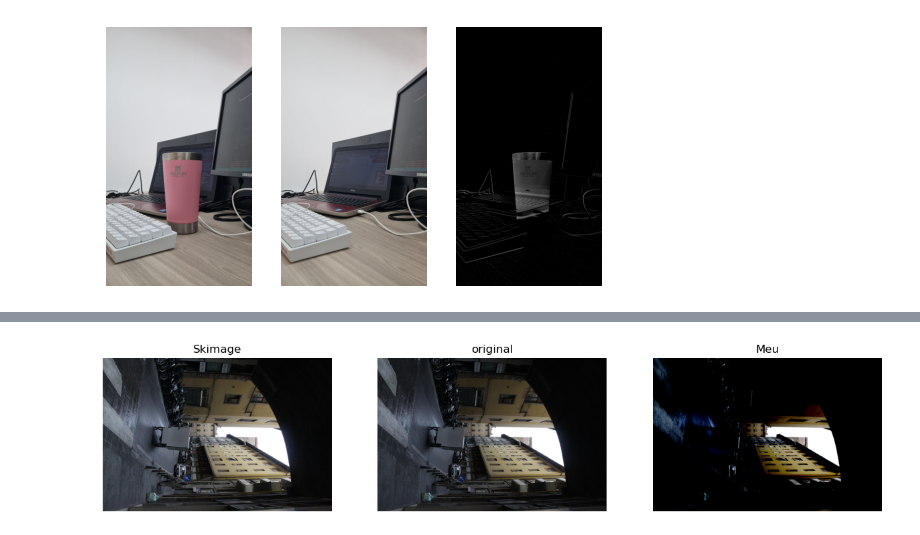
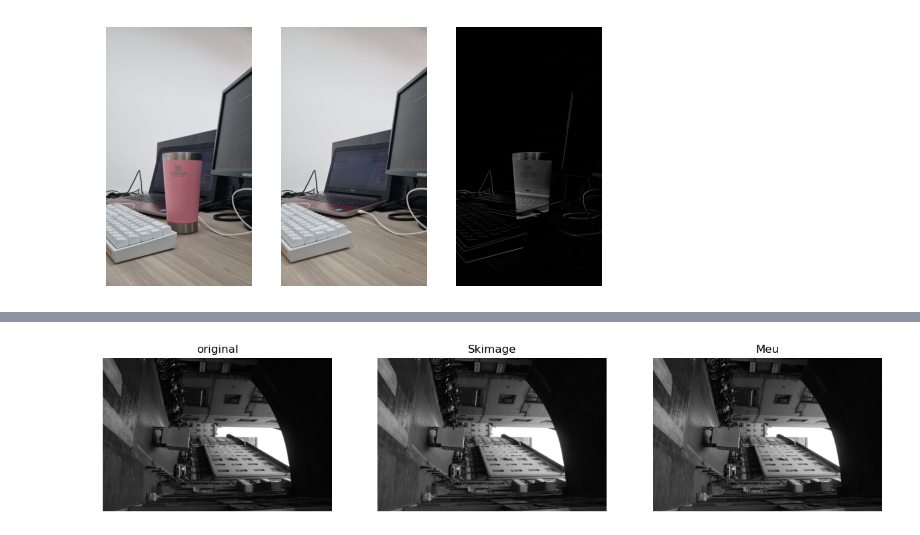
Before and after one commit to mahteus-sanches/natural_artificial_vision, a Jupyter notebook: 17_abril.ipynb, the cells around one changed output, grey strips where cells are left out. Saved outputs shown, nothing was run; the diff lists cells and outputs as text; code cells hidden in the pictures.

```diff
--- a/17_abril.ipynb
+++ b/17_abril.ipynb
@@ -6,26 +6,28 @@ import cv2
 from numba import jit
 import matplotlib as mpl
 # %%
-nebula_alpha = io.imread('/home/vacilo/github/natural_artificial_vision/imagens_teste/southern_ring_nebula.png')
+nebula_alpha = io.imread('imagens_teste/southern_ring_nebula.png')
 print("Shape of nebula: ", nebula_alpha.shape)
-baboon = io.imread('/home/vacilo/github/natural_artificial_vision/imagens_teste/baboon.tiff')
+baboon = io.imread('imagens_teste/baboon.tiff')
 print("Shape of baboon: ", baboon.shape)
-earth = io.imread('/home/vacilo/github/natural_artificial_vision/imagens_teste/Earth.bmp')
+earth = io.imread('imagens_teste/Earth.bmp')
 print("Shape of earth: ", earth.shape)
-dog = io.imread('/home/vacilo/github/natural_artificial_vision/imagens_teste/Malamute.bmp')
+dog = io.imread('imagens_teste/Malamute.bmp')
 print("Shape of dpg: ", dog.shape)
-rua = io.imread('/home/vacilo/github/natural_artificial_vision/imagens_teste/img11_5439.JPG')
+rua = io.imread('imagens_teste/IMG_5439.JPG')
 print("Shape of rua: ", rua.shape)
-statue = io.imread('/home/vacilo/github/natural_artificial_vision/imagens_teste/IMG_5387.JPG')
+statue = io.imread('imagens_teste/IMG_5387.JPG')
 print("Shape of statue: ", statue.shape)
-panda = io.imread('/home/vacilo/github/natural_artificial_vision/imagens_teste/panda.jpg')
+panda = io.imread('imagens_teste/panda.jpg')
 print("Shape of statue: ", panda.shape)
-lenna = io.imread('/home/vacilo/github/natural_artificial_vision/imagens_teste/lenna.png')
+lenna = io.imread('imagens_teste/lenna.png')
 print("Shape of statue: ", lenna.shape)
-com_copo = io.imread('/home/vacilo/github/natural_artificial_vision/imagens_teste/com_copo.jpeg')
+com_copo = io.imread('imagens_teste/com_copo.jpeg')
 print("Shape of statue: ", com_copo.shape)
-sem_copo = io.imread('/home/vacilo/github/natural_artificial_vision/imagens_teste/sem_copo.jpeg')
+sem_copo = io.imread('imagens_teste/sem_copo.jpeg')
 print("Shape of statue: ", sem_copo.shape)
+sem_exp = io.imread('imagens_teste/sem_exp.png')
+com_exp = io.imread('imagens_teste/com_exp.png')
 # %% [output]
 Shape of nebula:  (720, 770, 4)
 Shape of baboon:  (512, 512, 3)
@@ -263,27 +266,27 @@ plt.show()
 # %%
 #logaritmo de imagem
 def log_img(img):
-    img1 = (img - np.min(img)) / (np.max(img) - np.min(img))
-    img1 = np.clip(1+np.log(img1), 0, 1)* 255
+    c = 255/(np.log(1+np.max(img)))
+    img1 = c*((np.log(img+1)))
 
     return img1.astype(np.uint8)
-
-log_rua = log_img(rua)
-log_rua_skimg = exposure.adjust_log(rua)
+gray_rua = color.rgb2gray(rua)
+log_rua = log_img(gray_rua)
+log_rua_skimg = exposure.adjust_log(gray_rua)
 
 plt.figure(figsize=(15,10))
 plt.subplot(1,3,1)
-plt.title('Skimage')
-plt.imshow(log_rua_skimg)
+plt.title('original')
+plt.imshow(gray_rua, cmap='gray')
 plt.axis('off')
 plt.subplot(1,3,2)
-plt.title('original')
-plt.imshow(rua)
+plt.title('Skimage')
+plt.imshow(log_rua_skimg, cmap='gray')
 plt.axis('off')
 plt.subplot(1,3,3)
 plt.title('Meu')
-plt.imshow(log_rua)
+plt.imshow(log_rua, cmap='gray')
 plt.axis('off')
 plt.show()
 # %% [output]
-[figure, old version]
+[figure, new version]
```
Also changed, not shown: parts of 6 cells of this notebook, 2 other files.
